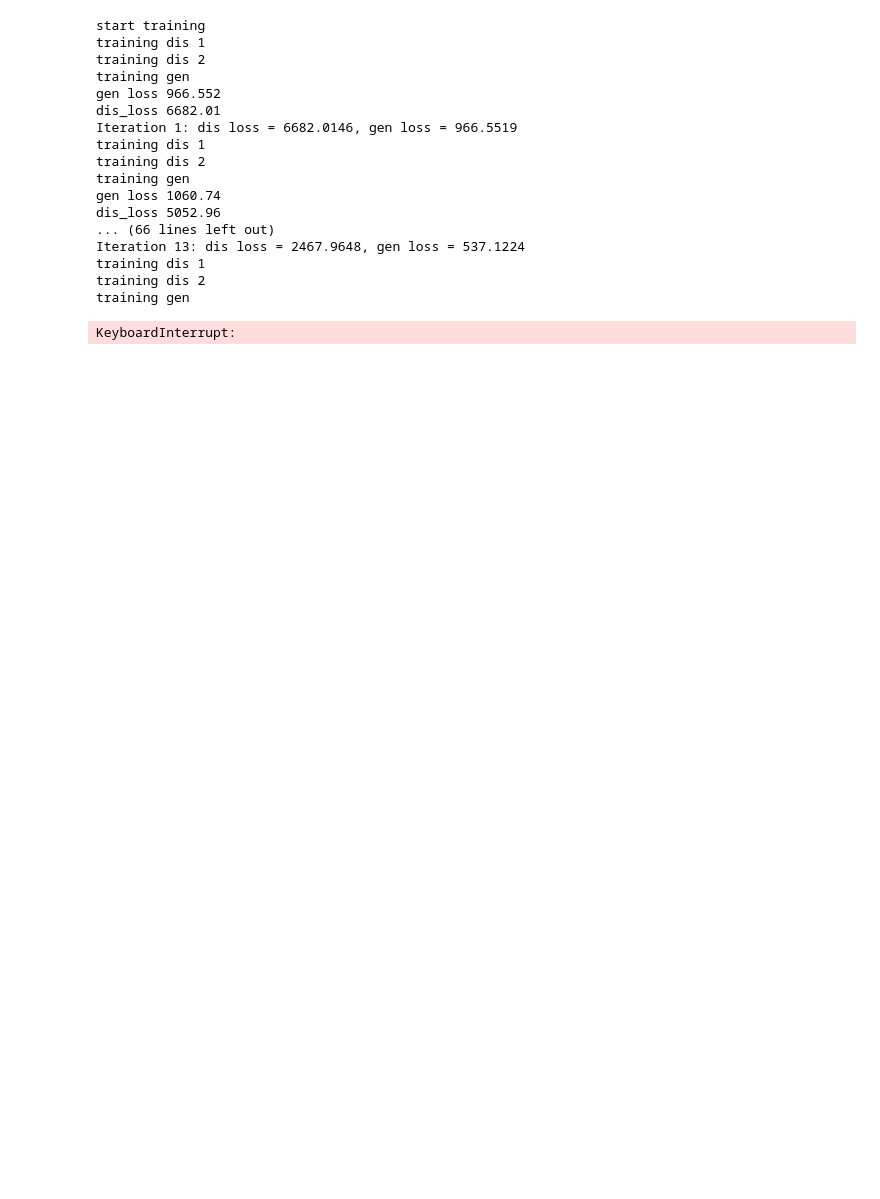
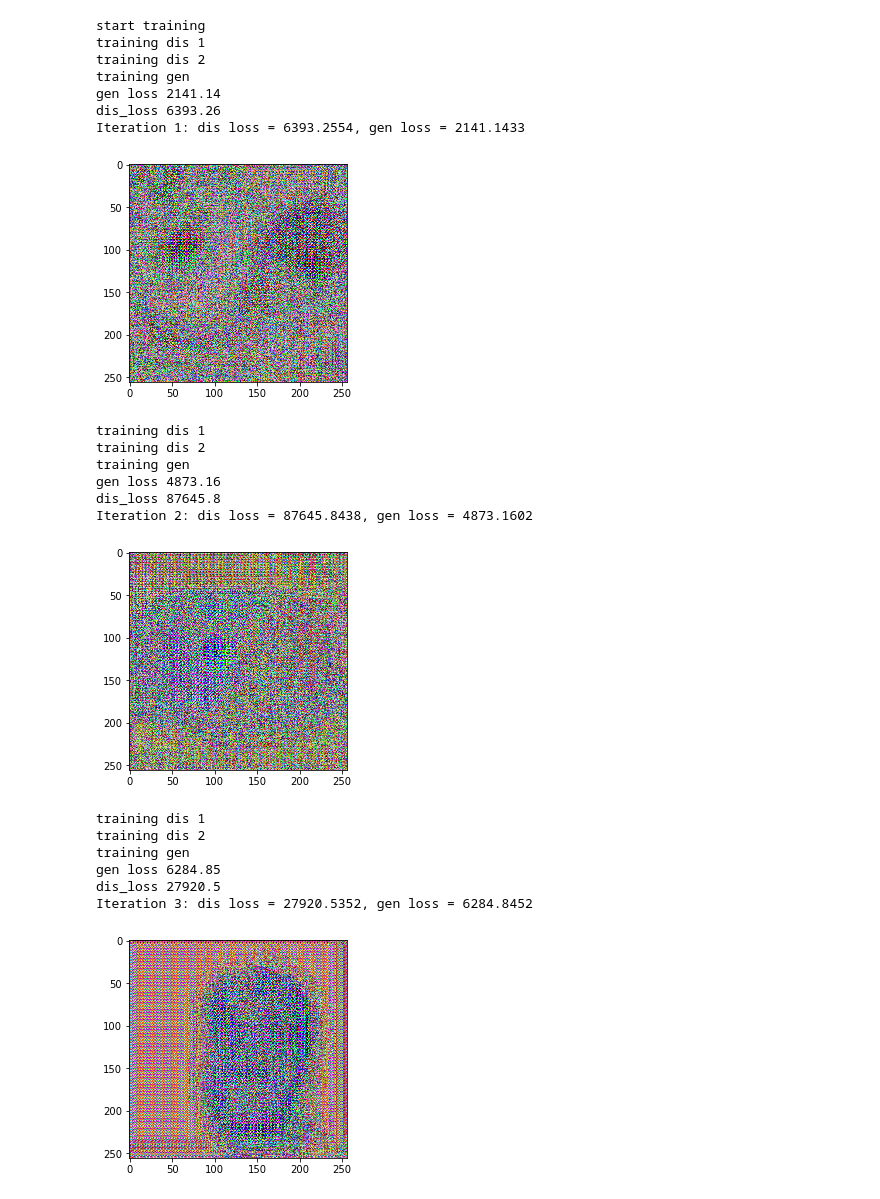
Before and after one commit to CSCI599-Lim-Squad/CycleGAN, a Jupyter notebook: cycleGAN.ipynb, the cells around one changed output. Drawn from its saved outputs; the diff is of its cells as text; code cells hidden in the pictures; blank space fills up the shorter version.

Commit message:
cycle GAN good to go

```diff
--- a/cycleGAN.ipynb
+++ b/cycleGAN.ipynb
@@ -7,3 +25,22 @@ from matplotlib import pyplot as plt
+# %%
+IMAGE_HEIGHT = 256
+IMAGE_WIDTH = 256
+
+def load_img(path):
+    image = scipy.misc.imread(path)
+    image = scipy.misc.imresize(image, (IMAGE_HEIGHT, IMAGE_WIDTH))
+    return image
+
+def load_data(pathes):
+    datas = []
+    for path in pathes:
+        img = load_img(path)
+        datas.append(img)
+
+    return datas
+
+dataA = load_data(pathesA)
+dataB = load_data(pathesB)
 # %%
 def lrelu(x, leak=0.2, name="lrelu", alt_relu_impl=False):
 
@@ -79,8 +116,8 @@ class cycleGAN(object):
     def __init__(self):
         #initiater
         self.num_epoch = 10
-        self.batch_size = 1
-        self.log_step = 100
+        self.batch_size = 5
+        self.log_step = 1
         self.visualize_step = 200
         self.code_size = 64
         self.learning_rate = 1e-4
@@ -242,13 +279,13 @@ class cycleGAN(object):
         self.gen_train_op = gen_optimizer.minimize(self.gen_loss, var_list = self.gen_scope)
 
 
-    def train(self, sess, batch_size = 0):
+    def train(self, sess, data1, data2, batch_size = 0):
         sess.run(tf.global_variables_initializer())
 
         if batch_size > 0:
             self.batch_size = batch_size
 
-        num_train = 10000
+        num_train = len(data1)
         step = 0
 
         # smooth the loss curve so that it does not fluctuate too much
@@ -266,8 +303,8 @@ class cycleGAN(object):
 
                 step += 1
 
-                input1 = np.random.standard_normal([self.batch_size, 256, 256, 3])
-                input2 = np.random.exponential(1.0, [self.batch_size, 256, 256, 3])
+                input1 = data1[i*self.batch_size:(i+1)*self.batch_size]
+                input2 = data2[i*self.batch_size:(i+1)*self.batch_size]
 
                 zeros = np.zeros([self.batch_size, 1])
                 ones = np.ones([self.batch_size, 1])
@@ -300,6 +337,10 @@ class cycleGAN(object):
 
                 if step % self.log_step == 0:
                     print('Iteration {0}: dis loss = {1:.4f}, gen loss = {2:.4f}'.format(step, dis_loss, gen_loss))
+                    generated = sess.run([self.generated_1], feed_dict = {self.input2: [data2[step]]})
+                    generated = np.array(generated[0])
+                    plt.imshow(np.array(generated[0]))
+                    plt.show()
 
             plt.plot(dis_losses)
             plt.title('discriminator loss')
@@ -315,27 +356,34 @@ class cycleGAN(object):
 # %%
 tf.reset_default_graph()
 
 with tf.Session() as sess:
     with tf.device('/cpu:0'):
         cycle_gan = cycleGAN()
         sess.run(tf.global_variables_initializer())
-        cycle_gan.train(sess)
+        cycle_gan.train(sess, dataA, dataB)
+
+        saver = tf.train.Saver(cycle_gan.gen_scope + cycle_gan.dis_scope)
+        saver.save(sess, 'model/dcgan')
 # %% [output]
 start training
 training dis 1
 training dis 2
 training gen
-gen loss 966.552
-dis_loss 6682.01
-Iteration 1: dis loss = 6682.0146, gen loss = 966.5519
-training dis 1
-training dis 2
-training gen
-gen loss 1060.74
-dis_loss 5052.96
-... (66 lines left out)
-Iteration 13: dis loss = 2467.9648, gen loss = 537.1224
-training dis 1
-training dis 2
-training gen
+gen loss 2141.14
+dis_loss 6393.26
+Iteration 1: dis loss = 6393.2554, gen loss = 2141.1433
+[figure, added]
-KeyboardInterrupt:
+training dis 1
+training dis 2
+training gen
+gen loss 4873.16
+dis_loss 87645.8
+Iteration 2: dis loss = 87645.8438, gen loss = 4873.1602
+[figure, added]
+training dis 1
+training dis 2
+training gen
+gen loss 6284.85
+dis_loss 27920.5
+Iteration 3: dis loss = 27920.5352, gen loss = 6284.8452
+[figure, added]
```
Also changed, not shown: parts of 3 cells of this notebook.
